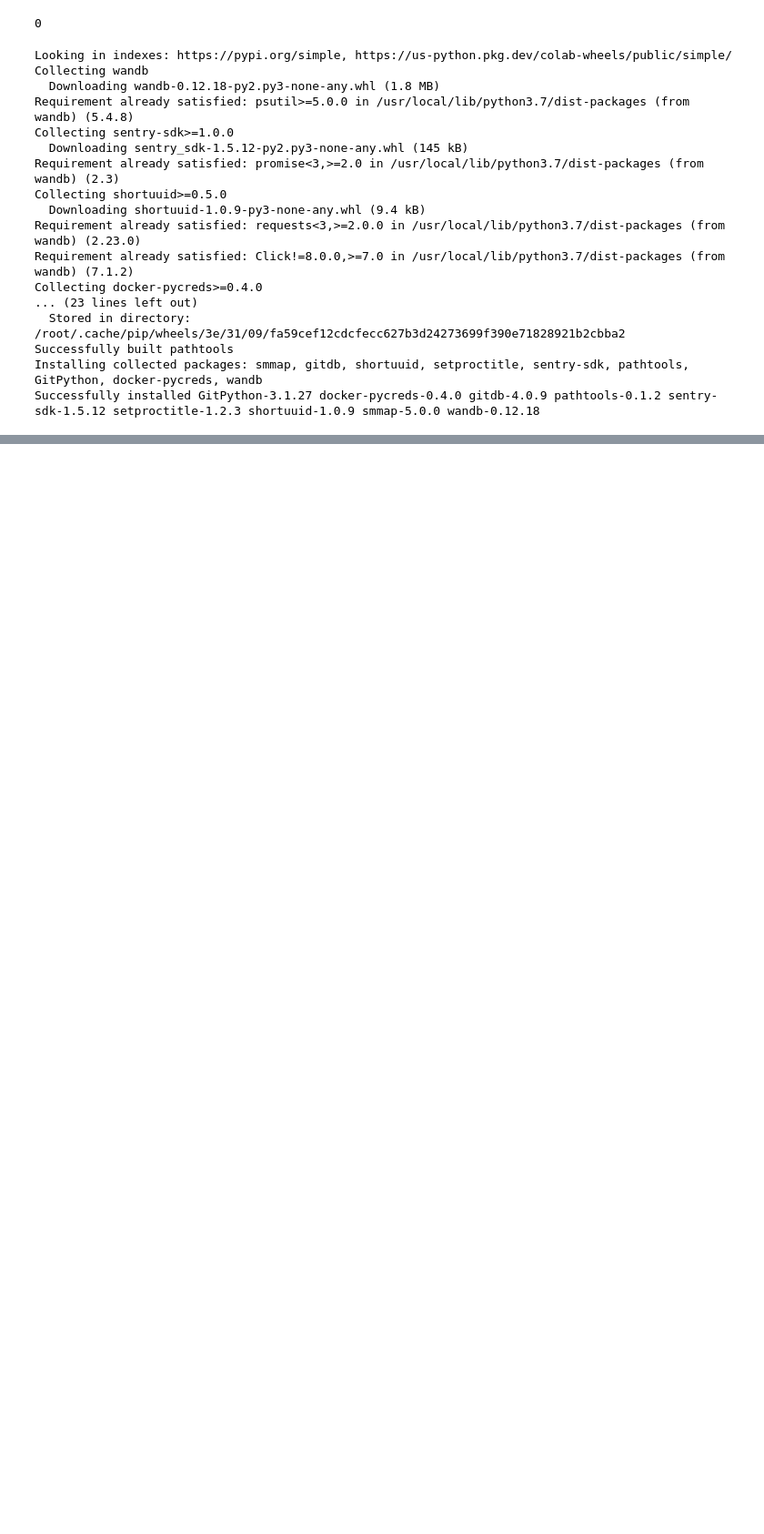
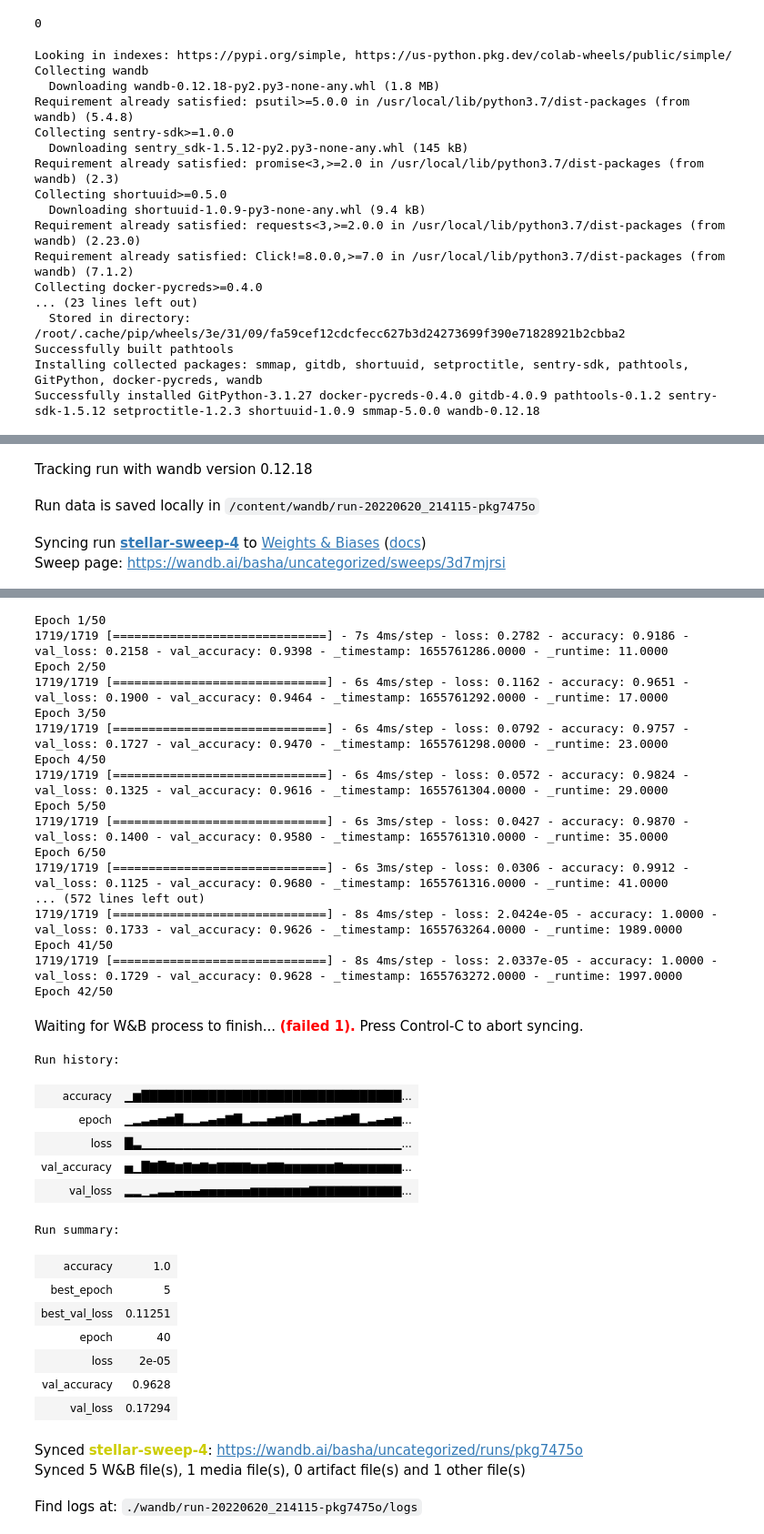
Before and after one commit to BashaWiki/Machinelearning, a Jupyter notebook: NN_Playground.ipynb, the cells around one changed output, grey strips where cells are left out. Shown at 91% size. Cells and saved outputs as stored; diff of their text form; code cells hidden in the pictures; blank space fills up the shorter version.

Commit message:
Hyperparameter tuning using W&B sweeps

```diff
--- a/NN_Playground.ipynb
+++ b/NN_Playground.ipynb
@@ -827,0 +826,11 @@ sweep_id
+# %%
+def make_model(config):
+  model_updating_lr = keras.Sequential([
+        keras.layers.Flatten(input_shape=[28,28],name="input"),
+        keras.layers.Dense(300,activation="relu",name="hidden_1"),
+        keras.layers.Dense(100,activation="relu",name="hidden_2"),
+        keras.layers.Dense(10,activation="softmax",name="output"),
+  ])
+  model_updating_lr.compile(optimizer=keras.optimizers.SGD(learning_rate=config.learning_rate),metrics="accuracy",loss=keras.losses.SparseCategoricalCrossentropy())
+  return model_updating_lr
+# progbar_callback = keras.callbacks.ProgbarLogger(count_mode="steps",stateful_metrics="val_loss")
@@ -828,11 +839,15 @@ sweep_id
 # %%
 def train():
-    with wandb.init() as run:
+    with wandb.init(project="Sweep Experiments",group="minst_data") as run:
         config = wandb.config
         model = make_model(config)
         for epoch in range(config["epochs"]):
-            loss = model.fit()  # your model training code here
-            wandb.log({"loss": loss, "epoch": epoch})
+            # loss = model.fit()  # your model training code here
+            # print("epoch ", config["epochs"])
+            loss = model.fit(X_train_norm,y_train_norm,validation_data=(X_valid_norm_noise,y_valid_norm),batch_size=32,epochs=config["epochs"],callbacks=[WandbCallback()])
+            print("loss ",loss.history)
+            # wandb.log({"history":sum(loss.history["loss"])})
+            wandb.log({"loss":sum(loss.history["loss"]) / len(loss.history["loss"]) , "epoch": config["epochs"]})
+
 
 count = 5 # number of runs to execute
-wandb.agent(sweep_id, function=train, count=count)
@@ -862,0 +854,4 @@ Waiting for W&B process to finish... (failed 1). Press Control-C to abort syncin
+# %%
+wandb.agent(sweep_id, function=train, count=count)
+wandb.finish()
+# %% [output]
@@ -862,0 +862,4 @@ Waiting for W&B process to finish... (failed 1). Press Control-C to abort syncin
+Tracking run with wandb version 0.12.18
+Run data is saved locally in /content/wandb/run-20220620_214115-pkg7475o
+Syncing run stellar-sweep-4 to Weights & Biases (docs)
+Sweep page: https://wandb.ai/basha/uncategorized/sweeps/3d7mjrsi
@@ -862,0 +867,35 @@ Waiting for W&B process to finish... (failed 1). Press Control-C to abort syncin
+Epoch 1/50
+1719/1719 [==============================] - 7s 4ms/step - loss: 0.2782 - accuracy: 0.9186 - val_loss: 0.2158 - val_accuracy: 0.9398 - _timestamp: 1655761286.0000 - _runtime: 11.0000
+Epoch 2/50
+1719/1719 [==============================] - 6s 4ms/step - loss: 0.1162 - accuracy: 0.9651 - val_loss: 0.1900 - val_accuracy: 0.9464 - _timestamp: 1655761292.0000 - _runtime: 17.0000
+Epoch 3/50
+1719/1719 [==============================] - 6s 4ms/step - loss: 0.0792 - accuracy: 0.9757 - val_loss: 0.1727 - val_accuracy: 0.9470 - _timestamp: 1655761298.0000 - _runtime: 23.0000
+Epoch 4/50
+1719/1719 [==============================] - 6s 4ms/step - loss: 0.0572 - accuracy: 0.9824 - val_loss: 0.1325 - val_accuracy: 0.9616 - _timestamp: 1655761304.0000 - _runtime: 29.0000
+Epoch 5/50
+1719/1719 [==============================] - 6s 3ms/step - loss: 0.0427 - accuracy: 0.9870 - val_loss: 0.1400 - val_accuracy: 0.9580 - _timestamp: 1655761310.0000 - _runtime: 35.0000
+Epoch 6/50
+1719/1719 [==============================] - 6s 3ms/step - loss: 0.0306 - accuracy: 0.9912 - val_loss: 0.1125 - val_accuracy: 0.9680 - _timestamp: 1655761316.0000 - _runtime: 41.0000
+... (572 lines left out)
+1719/1719 [==============================] - 8s 4ms/step - loss: 2.0424e-05 - accuracy: 1.0000 - val_loss: 0.1733 - val_accuracy: 0.9626 - _timestamp: 1655763264.0000 - _runtime: 1989.0000
+Epoch 41/50
+1719/1719 [==============================] - 8s 4ms/step - loss: 2.0337e-05 - accuracy: 1.0000 - val_loss: 0.1729 - val_accuracy: 0.9628 - _timestamp: 1655763272.0000 - _runtime: 1997.0000
+Epoch 42/50
+Waiting for W&B process to finish... (failed 1). Press Control-C to abort syncing.
+Run history:
+| accuracy | ▁▆███████████████████████████████... |
+| epoch | ▁▂▃▄▅▆█▂▂▃▄▅▇█▂▃▃▅▆▇█▂▃▄▅▆▇█▂▃▄▅▆... |
+| loss | █▃▁▁▁▁▁▁▁▁▁▁▁▁▁▁▁▁▁▁▁▁▁▁▁▁▁▁▁▁▁▁▁... |
+| val_accuracy | ▅▁█▇█▇▆▇▆▇▆▇▇▇▇▆▆▇▇▆▆▆▆▆▆▇▆▆▆▆▆▆▆... |
+| val_loss | ▂▂▁▂▃▃▄▄▄▅▅▅▅▅▅▆▆▆▆▆▆▆▇▇▇▇▇▇▇▇▇▇▇... |
+Run summary:
+| accuracy | 1.0 |
+| best_epoch | 5 |
+| best_val_loss | 0.11251 |
+| epoch | 40 |
+| loss | 2e-05 |
+| val_accuracy | 0.9628 |
+| val_loss | 0.17294 |
+Synced stellar-sweep-4: https://wandb.ai/basha/uncategorized/runs/pkg7475o
+Synced 5 W&B file(s), 1 media file(s), 0 artifact file(s) and 1 other file(s)
+Find logs at: ./wandb/run-20220620_214115-pkg7475o/logs
```
Also changed, not shown: parts of 9 cells of this notebook.
